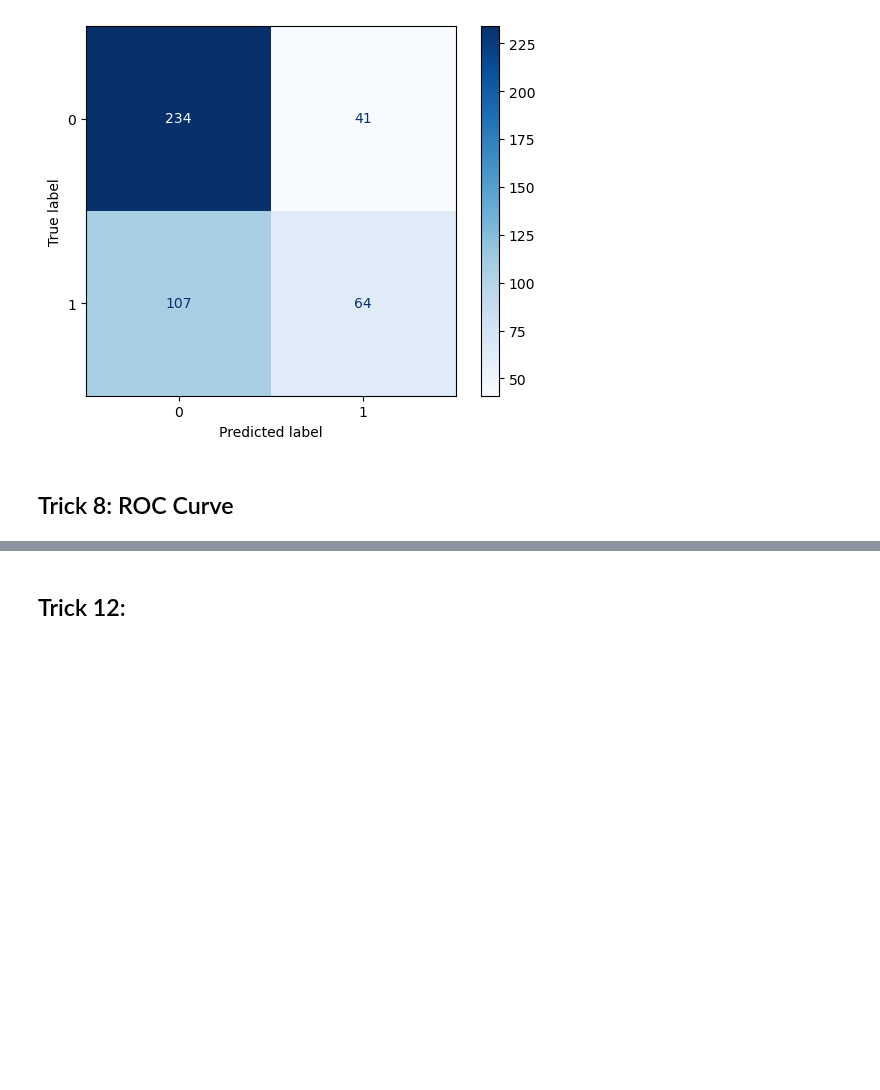
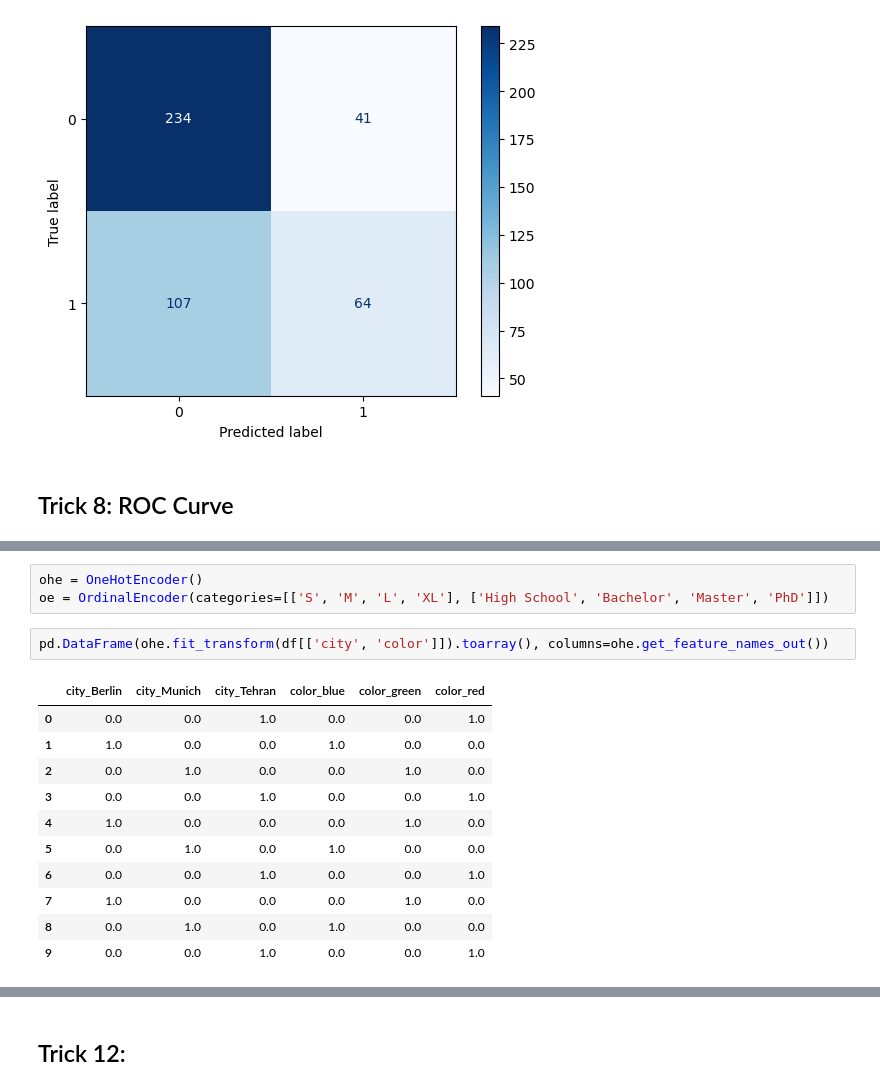
Before and after one commit to sher2008v/ml-practice-lab, a Jupyter notebook: 8- 20 Scikit-Learns' Tricks/Notebook.ipynb, the cells around one changed output, grey strips where cells are left out. Drawn from its saved outputs; the diff is of its cells as text; blank space fills up the shorter version.

```diff
--- a/8- 20 Scikit-Learns' Tricks/Notebook.ipynb
+++ b/8- 20 Scikit-Learns' Tricks/Notebook.ipynb
@@ -322,0 +448,17 @@ ConfusionMatrixDisplay.from_predictions(y_test, y_pred, cmap='Blues')
+# %%
+ohe = OneHotEncoder()
+oe = OrdinalEncoder(categories=[['S', 'M', 'L', 'XL'], ['High School', 'Bachelor', 'Master', 'PhD']])
+# %%
+pd.DataFrame(ohe.fit_transform(df[['city', 'color']]).toarray(), columns=ohe.get_feature_names_out())
+# %% [output]
+|  | city_Berlin | city_Munich | city_Tehran | color_blue | color_green | color_red |
+| 0 | 0.0 | 0.0 | 1.0 | 0.0 | 0.0 | 1.0 |
+| 1 | 1.0 | 0.0 | 0.0 | 1.0 | 0.0 | 0.0 |
+| 2 | 0.0 | 1.0 | 0.0 | 0.0 | 1.0 | 0.0 |
+| 3 | 0.0 | 0.0 | 1.0 | 0.0 | 0.0 | 1.0 |
+| 4 | 1.0 | 0.0 | 0.0 | 0.0 | 1.0 | 0.0 |
+| 5 | 0.0 | 1.0 | 0.0 | 1.0 | 0.0 | 0.0 |
+| 6 | 0.0 | 0.0 | 1.0 | 0.0 | 0.0 | 1.0 |
+| 7 | 1.0 | 0.0 | 0.0 | 0.0 | 1.0 | 0.0 |
+| 8 | 0.0 | 1.0 | 0.0 | 1.0 | 0.0 | 0.0 |
+| 9 | 0.0 | 0.0 | 1.0 | 0.0 | 0.0 | 1.0 |
```
Also changed, not shown: parts of 32 cells of this notebook, 1 other file.
